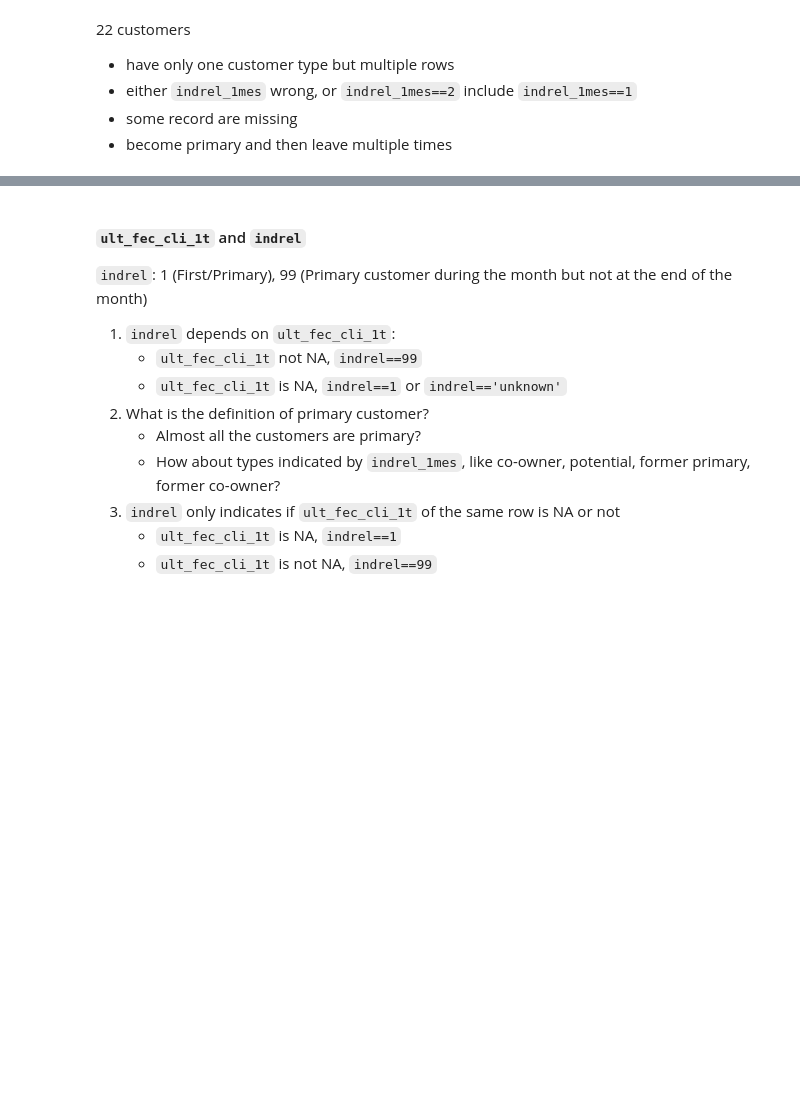
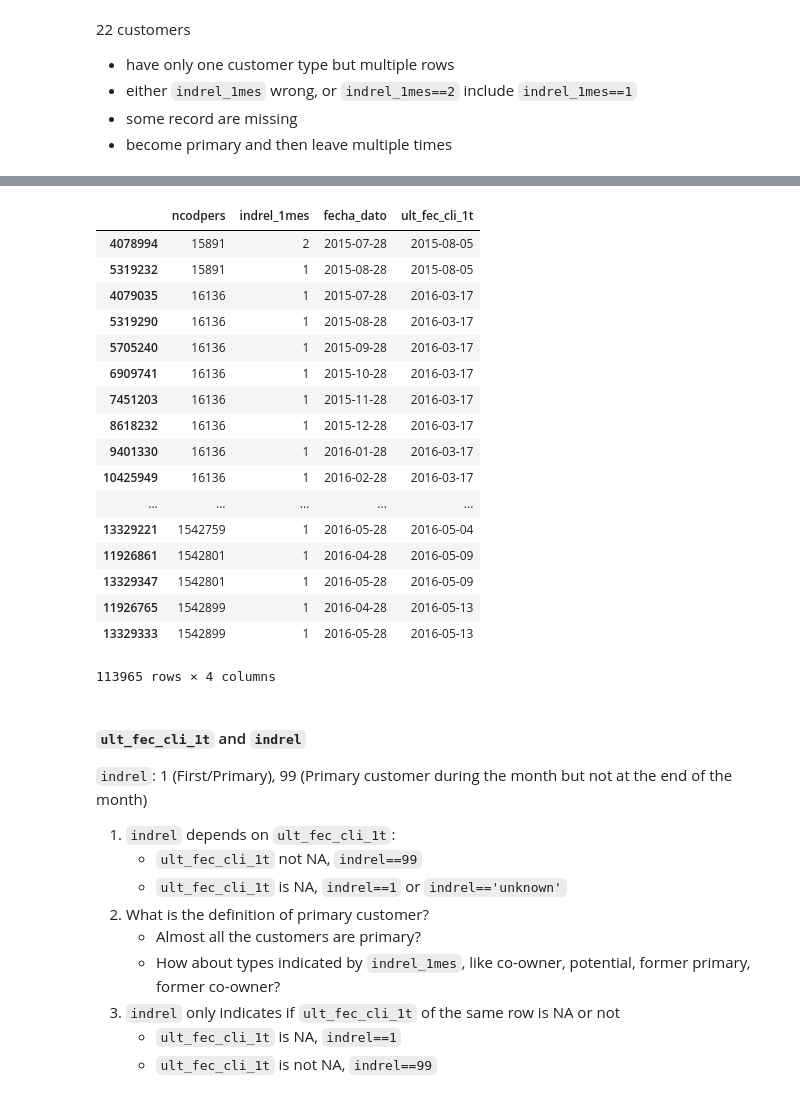
Before and after one commit to LiYan1988/santander-production-recommandation, a Jupyter notebook: notebooks/eda_3_3.ipynb, the cells around one changed output, grey strips where cells are left out. Cells and saved outputs as stored; diff of their text form; code cells hidden in the pictures; blank space fills up the shorter version.

Commit message:
analyze ult_fec_cli_1t and null

```diff
--- a/notebooks/eda_3_3.ipynb
+++ b/notebooks/eda_3_3.ipynb
@@ -294,3 +222,6 @@ All the cases are searched
+# %%
+e.columns = ['count_ult_null', 'count_sample', 'count_ult_notnull']
+e.to_hdf('../input/data.hdf', 'train_ult_null_count', complib='blosc:lz4', complevel=9, format='t')
 # %% [markdown]
 ##### Customers whose `ult_fec_cli_1t` is always NA
 
@@ -569,0 +531,2 @@ len(k3)
+# %%
+e3 = e.loc[(e.count_ult_null>0) & (e.count_ult_notnull>0)].index.tolist() # customer ids whose ult_fec_cli_1t is not always NA
@@ -569,0 +537,3 @@ len(k3)
+# %%
+d3 = d.loc[d.ncodpers.isin(e3), ['ncodpers', 'indrel_1mes', 'fecha_dato', 'ult_fec_cli_1t']]
+d3.sort_values(['ncodpers', 'fecha_dato'], inplace=True)
@@ -570,3 +579,26 @@ len(k3)
+# %%
+d3.ult_fec_cli_1t = d3.ult_fec_cli_1t.fillna(method='bfill')
+# %%
+d3
+# %% [output]
+|  | ncodpers | indrel_1mes | fecha_dato | ult_fec_cli_1t |
+| 4078994 | 15891 | 2 | 2015-07-28 | 2015-08-05 |
+| 5319232 | 15891 | 1 | 2015-08-28 | 2015-08-05 |
+| 4079035 | 16136 | 1 | 2015-07-28 | 2016-03-17 |
+| 5319290 | 16136 | 1 | 2015-08-28 | 2016-03-17 |
+| 5705240 | 16136 | 1 | 2015-09-28 | 2016-03-17 |
+| 6909741 | 16136 | 1 | 2015-10-28 | 2016-03-17 |
+| 7451203 | 16136 | 1 | 2015-11-28 | 2016-03-17 |
+| 8618232 | 16136 | 1 | 2015-12-28 | 2016-03-17 |
+| 9401330 | 16136 | 1 | 2016-01-28 | 2016-03-17 |
+| 10425949 | 16136 | 1 | 2016-02-28 | 2016-03-17 |
+| ... | ... | ... | ... | ... |
+| 13329221 | 1542759 | 1 | 2016-05-28 | 2016-05-04 |
+| 11926861 | 1542801 | 1 | 2016-04-28 | 2016-05-09 |
+| 13329347 | 1542801 | 1 | 2016-05-28 | 2016-05-09 |
+| 11926765 | 1542899 | 1 | 2016-04-28 | 2016-05-13 |
+| 13329333 | 1542899 | 1 | 2016-05-28 | 2016-05-13 |
+113965 rows × 4 columns
 # %% [markdown]
 #### `ult_fec_cli_1t` and `indrel`
 
```
Also changed, not shown: parts of 67 cells of this notebook, 1 other file.
